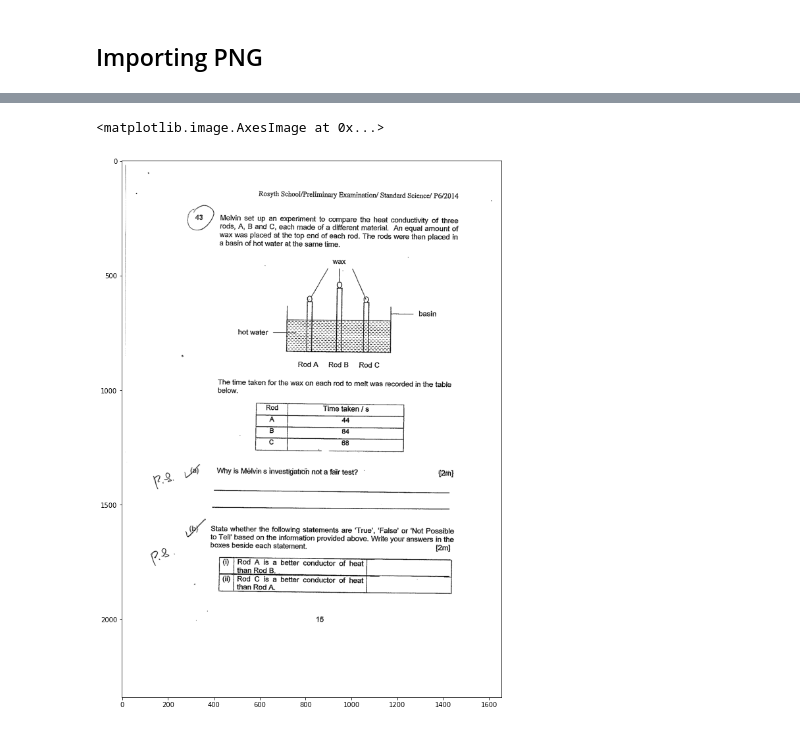
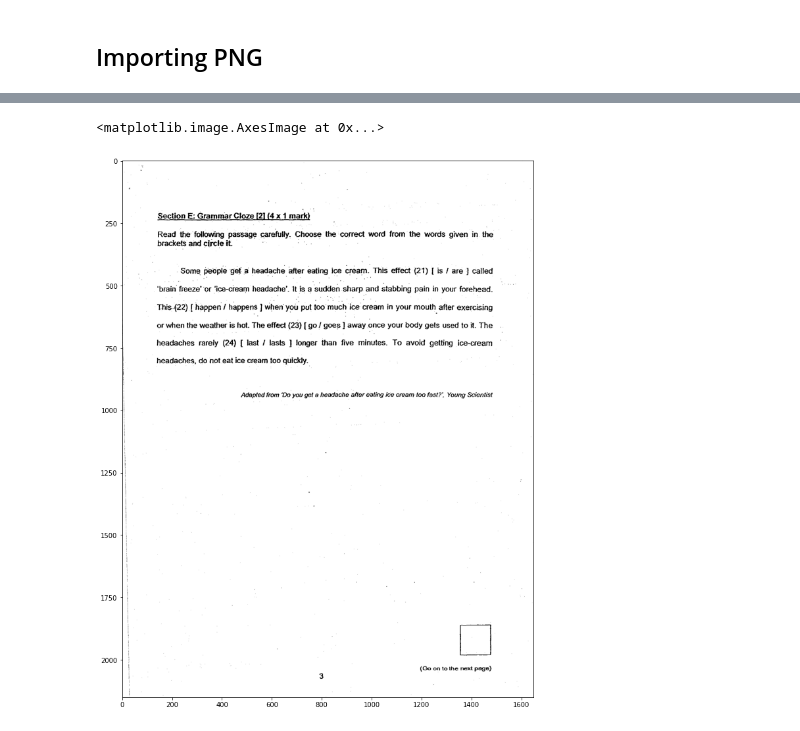
Before and after one commit to noobymage9/learnseeker-ocr, a Jupyter notebook: learning/image_preprocessing.ipynb, the cells around one changed output, grey strips where cells are left out. Cells and saved outputs as stored; diff of their text form; code cells hidden in the pictures.

```diff
--- a/learning/image_preprocessing.ipynb
+++ b/learning/image_preprocessing.ipynb
@@ -36,7 +41,10 @@ KeyboardInterrupt:
 # %%
 filenames = glob(''.join([IMAGE_PATH, '/*/*.png']))
 filenames.sort()
-image = cv.imread(filenames[85], cv.IMREAD_GRAYSCALE)
-plt.imshow(image, cmap = 'gray')
+image = cv.imread(filenames[331], cv.IMREAD_GRAYSCALE)
+
+# file 231 fails bernsen
+# For converting bgr to rgb for matplotlib show
+plt.imshow(cv.cvtColor(image, cv.COLOR_BGR2RGB))
 # %% [output]
 <matplotlib.image.AxesImage at 0x...>
@@ -46,6 +54,6 @@ plt.imshow(image, cmap = 'gray')
 # %%
-original, binarized = cv.threshold(image, 0, 255, cv.THRESH_BINARY | cv.THRESH_OTSU)
-plt.imshow(binarized, cmap = 'gray')
+threshold, binarized = cv.threshold(image, 0, 255, cv.THRESH_BINARY | cv.THRESH_OTSU)
+plt.imshow(cv.cvtColor(binarized, cv.COLOR_BGR2RGB))
 # %% [output]
 <matplotlib.image.AxesImage at 0x...>
-[figure, old version]
+[figure, new version]
```
Also changed, not shown: parts of 24 cells of this notebook.
